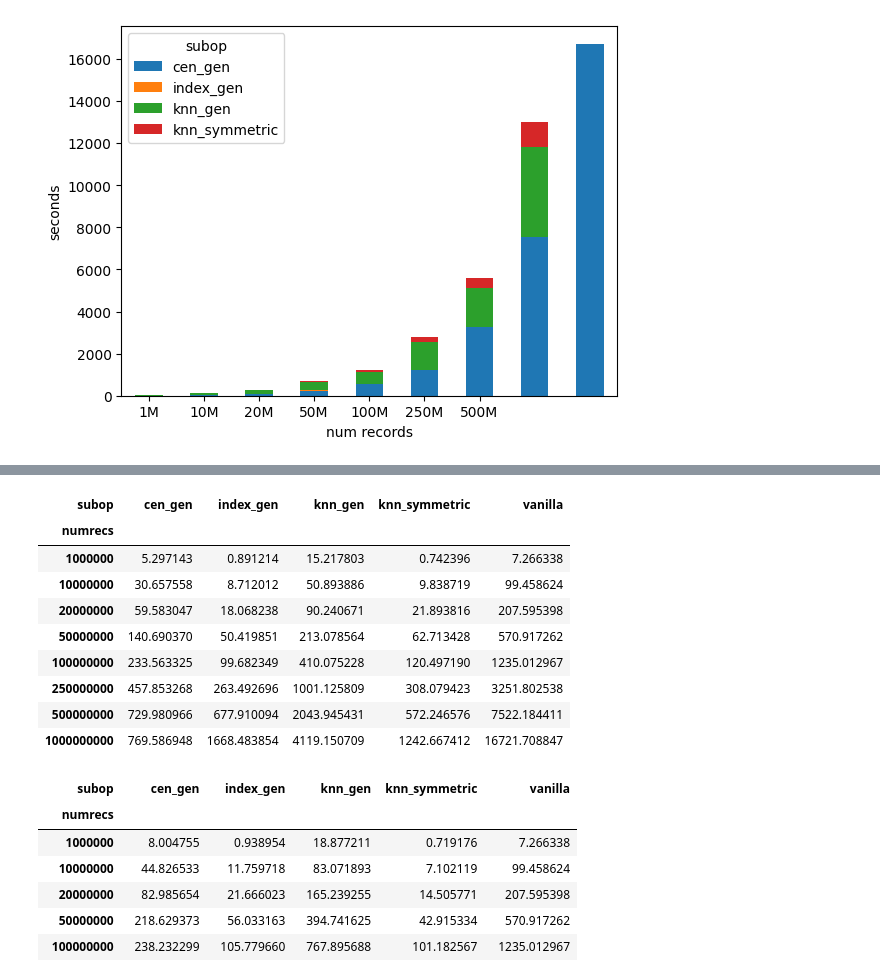
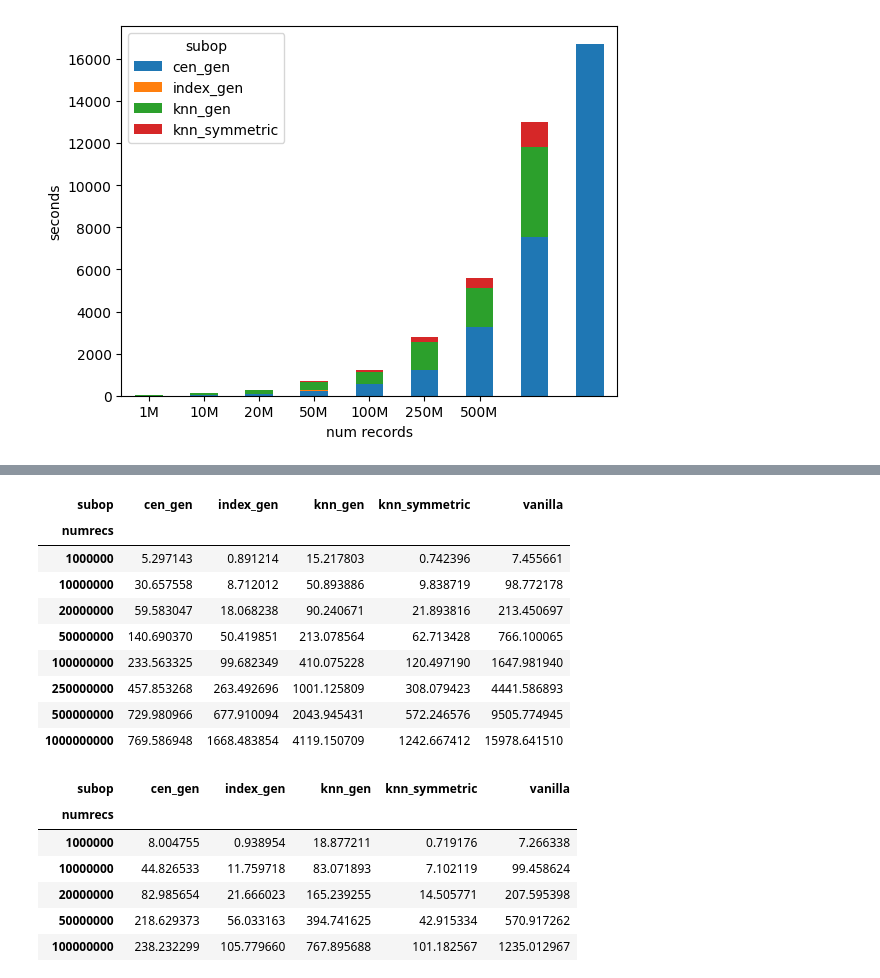
Before and after one commit to iamsabhoho/hnswlib, a Jupyter notebook: gsi/analyze.ipynb, the cells around one changed output, grey strips where cells are left out. Saved outputs shown, nothing was run; the diff lists cells and outputs as text; code cells hidden in the pictures.

```diff
--- a/gsi/analyze.ipynb
+++ b/gsi/analyze.ipynb
@@ -1,9 +1,11 @@
 # %%
 # Notebook configuration
-HNSWLIB_RESULTS_DIR = "./results"
+#HNSWLIB_RESULTS_DIR = "./results"
+HNSWLIB_RESULTS_DIR = "/home/sho/GXL/results"
 GT_DIR = "/mnt/nas1/fvs_benchmark_datasets"
 GXL_DIR = "/mnt/nas1/GXL/deep1B/v2.0_with250Mfix"
 GXL_APU8_DIR = '/mnt/nas1/GXL/deep1B/v2.0_with250Mfix_8apus_apu3'
+GXL_APU15_DIR = '/home/sho/GXL/out_namibia'
 # %%
 # Python imports
 
@@ -21,4 +22,0 @@ import ipywidgets as widgets
-# %%
-p = os.path.join(HNSWLIB_RESULTS_DIR, "vanilla_deep-1000M_64_32.csv")
-df = pd.read_csv(p, delimiter='\t')
-df
@@ -876,5 +725,5 @@ g_df.head()
 # %%
-g_8_df = gxl_8_index_df[['operation', 'subop', 'walltime', 'dataset']] # seconds
+g_8_df = gxl_8_df[['operation', 'subop', 'walltime', 'dataset']] # seconds
 g_8_df = g_8_df[g_8_df['operation'] == 'build-index']
 g_8_df['numrecs'] = g_8_df['dataset'].apply(lambda x: size_num(x[5:]))
 g_8_df.head()
@@ -989,19 +832,19 @@ g_8_pivot
 # %%
 # for 8 apu plot: 1m to 500m only
 
-g_8_pivot['vanilla'] = v_df.sort_values(['numrecs'])['walltime'].tolist()[1:]
+g_8_pivot['vanilla'] = v_df.sort_values(['numrecs'])['walltime'].tolist()
 g_8_pivot
 # %% [output]
 | subop | cen_gen | index_gen | knn_gen | knn_symmetric | vanilla |
 | numrecs |  |  |  |  |  |
-| 1000000 | 5.297143 | 0.891214 | 15.217803 | 0.742396 | 7.266338 |
-| 10000000 | 30.657558 | 8.712012 | 50.893886 | 9.838719 | 99.458624 |
-| 20000000 | 59.583047 | 18.068238 | 90.240671 | 21.893816 | 207.595398 |
-| 50000000 | 140.690370 | 50.419851 | 213.078564 | 62.713428 | 570.917262 |
-| 100000000 | 233.563325 | 99.682349 | 410.075228 | 120.497190 | 1235.012967 |
-| 250000000 | 457.853268 | 263.492696 | 1001.125809 | 308.079423 | 3251.802538 |
-| 500000000 | 729.980966 | 677.910094 | 2043.945431 | 572.246576 | 7522.184411 |
-| 1000000000 | 769.586948 | 1668.483854 | 4119.150709 | 1242.667412 | 16721.708847 |
+| 1000000 | 5.297143 | 0.891214 | 15.217803 | 0.742396 | 7.455661 |
+| 10000000 | 30.657558 | 8.712012 | 50.893886 | 9.838719 | 98.772178 |
+| 20000000 | 59.583047 | 18.068238 | 90.240671 | 21.893816 | 213.450697 |
+| 50000000 | 140.690370 | 50.419851 | 213.078564 | 62.713428 | 766.100065 |
+| 100000000 | 233.563325 | 99.682349 | 410.075228 | 120.497190 | 1647.981940 |
+| 250000000 | 457.853268 | 263.492696 | 1001.125809 | 308.079423 | 4441.586893 |
+| 500000000 | 729.980966 | 677.910094 | 2043.945431 | 572.246576 | 9505.774945 |
+| 1000000000 | 769.586948 | 1668.483854 | 4119.150709 | 1242.667412 | 15978.641510 |
 # %%
 g_pivot['vanilla'] = v_df.sort_values(['numrecs'])['walltime'].tolist()[1:]
 g_pivot
```
Also changed, not shown: parts of 27 cells of this notebook, 4 other files.
